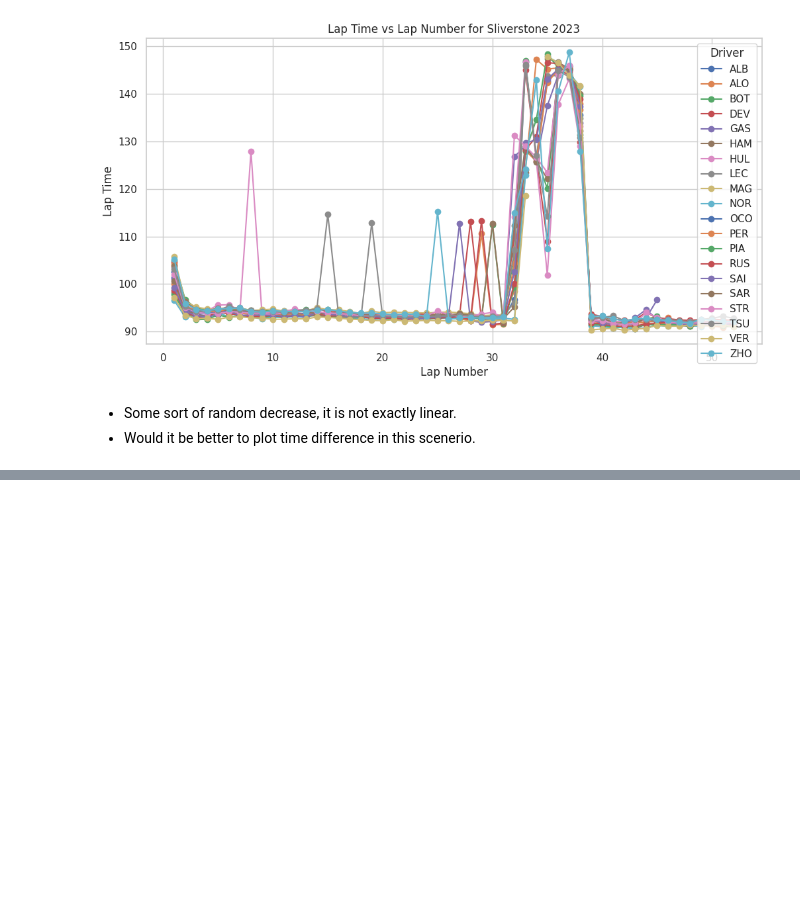
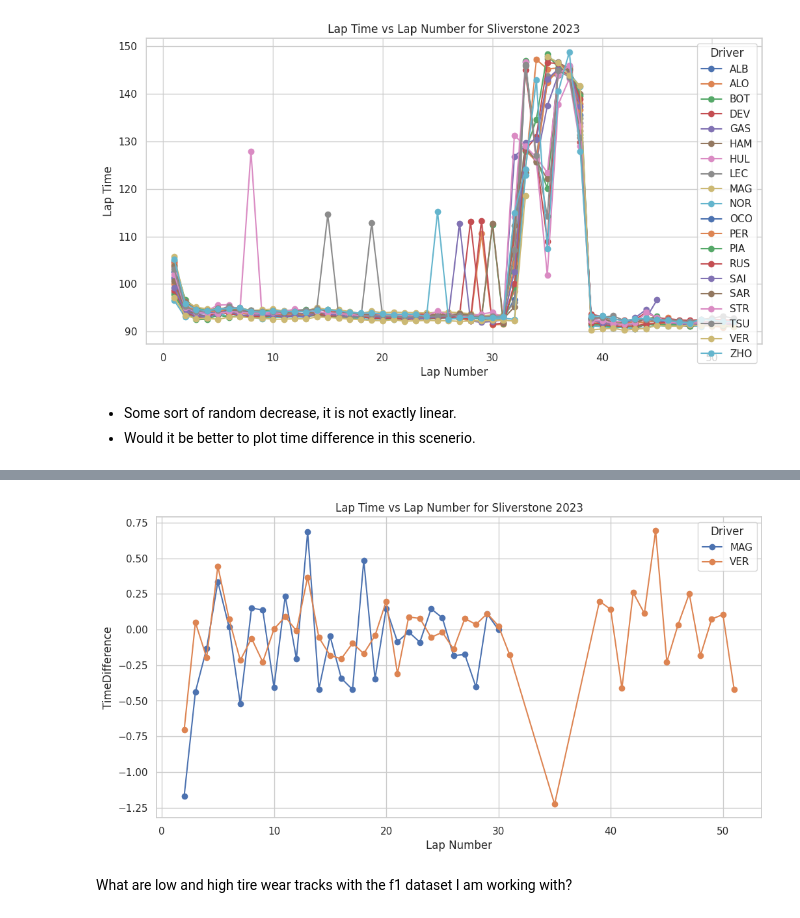
Before and after one commit to mistryvivek/AutoF1-RNN-Race-Simulator, a Jupyter notebook: Lit_Review_Data_Analysis.ipynb, the cells around one changed output, grey strips where cells are left out. Cells and saved outputs as stored; diff of their text form; code cells hidden in the pictures; blank space fills up the shorter version.

```diff
--- a/Lit_Review_Data_Analysis.ipynb
+++ b/Lit_Review_Data_Analysis.ipynb
@@ -537,0 +618,22 @@ plt.show()
+# %%
+# Start plotting
+plt.figure(figsize=(12, 6))
+
+# Group by 'Driver' and plot each driver's lap times against lap numbers
+for driver, group_data in sliverstone2023TimeDifferenceSubOne.groupby('Driver'):
+  if driver == 'MAG' or driver == 'VER':
+    plt.plot(group_data['LapNumber'], group_data['TimeDifference'], label=driver, marker='o')
+
+# Adding labels and title
+plt.xlabel('Lap Number')
+plt.ylabel('TimeDifference')
+plt.title('Lap Time vs Lap Number for Sliverstone 2023')
+plt.legend(title='Driver')
+plt.grid(True)
+
+# Show plot
+plt.show()
+# %% [output]
+[figure, added]
+# %% [markdown]
+What are low and high tire wear tracks with the f1 dataset I am working with?
```
Also changed, not shown: parts of 12 cells of this notebook.
